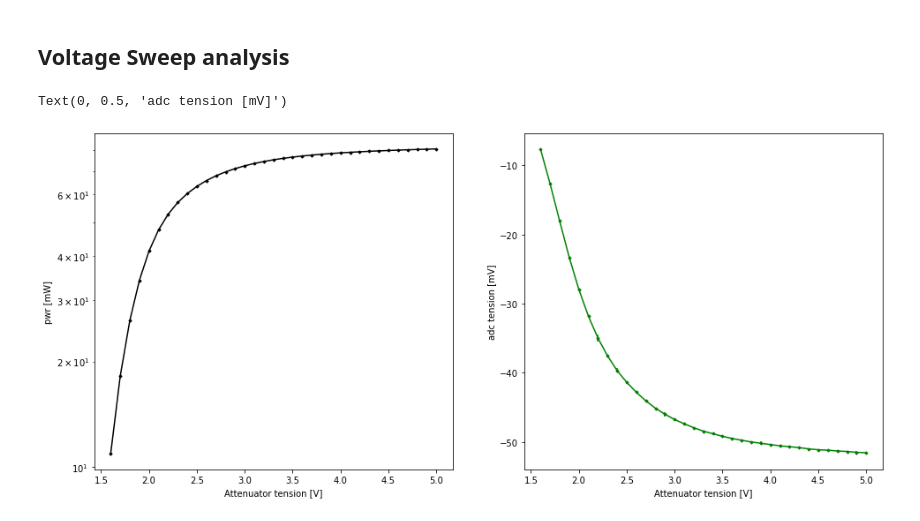
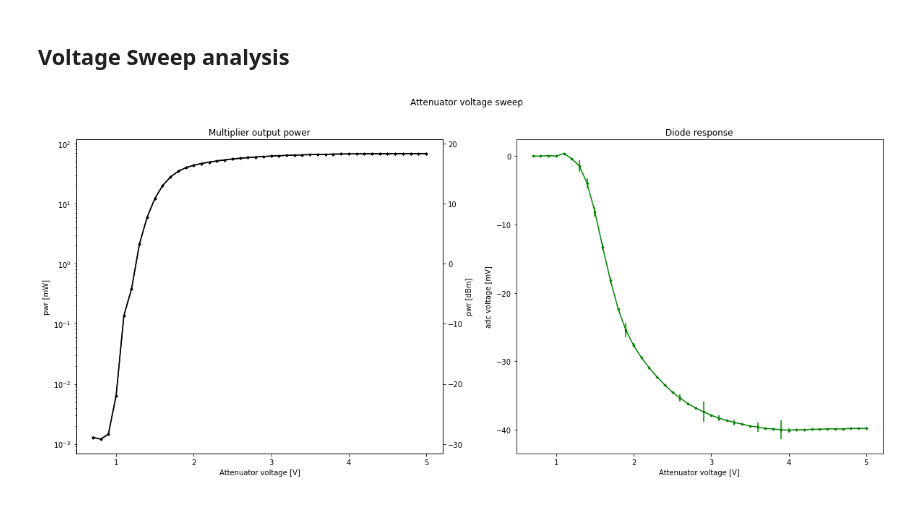
Before and after one commit to POLOCALC/lab_test_scripts, a Jupyter notebook: diode_responsivity/Data_visual.ipynb, the cells around one changed output. Saved outputs shown, nothing was run; the diff lists cells and outputs as text; code cells hidden in the pictures.

Commit message:
plot and Valon pwr

```diff
--- a/diode_responsivity/Data_visual.ipynb
+++ b/diode_responsivity/Data_visual.ipynb
@@ -125,16 +161,53 @@ for i in range(len(att_tens)):
+# %%
+att_tens = np.zeros(N_folders,dtype=object)
+avg_pwr = np.zeros(N_folders,dtype=object)
+avg_pwr_dBm = np.zeros(N_folders,dtype=object)
+std_pwr = np.zeros(N_folders,dtype=object)
+med_adc = np.zeros(N_folders,dtype=object)
+delta_adc = np.zeros(N_folders,dtype=object)
+diode_input_pwr = np.zeros(N_folders,dtype=object)
+
+
+for i in range(N_folders):
+
+    att_tens[i],avg_pwr[i],std_pwr[i],med_adc[i],delta_adc[i] = get_values(folder_name[i])
+    avg_pwr_dBm[i] = mW_to_dBm(avg_pwr[i])
+
+    # convert the output power in dBm and correct for the directional coupler:
+    pwr_dBm_diode = avg_pwr_dBm[i] - 20 # taking the nominal value from datasheet but the characterization is neeeded.
+
+    # move back to mW
+    diode_input_pwr[i] = dBm_to_mW(pwr_dBm_diode)
 # %%
-fig, ax = plt.subplots(ncols=2,nrows=1,figsize=(16,7))
+fig, ax = plt.subplots(ncols=2,nrows=1,figsize=(20,8))
 
-ax[0].scatter(att_tens,avg_pwr,marker='D',s=5,color='black')
-ax[0].errorbar(att_tens,avg_pwr,yerr=std_pwr,color='black')
-ax[0].set_xlabel('Attenuator tension [V]')
-ax[0].set_ylabel('pwr [mW]')
-ax[0].set_yscale('log')
+ax2 = ax[0].twinx()
 
-ax[1].scatter(att_tens,med_adc,color='green',marker='D',s=5)
-ax[1].errorbar(att_tens,med_adc,yerr=delta_adc,color='green')
-ax[1].set_xlabel('Attenuator tension [V]')
-ax[1].set_ylabel('adc tension [mV]')
+for i in range(N_folders):
+
+
+    ax[0].scatter(att_tens[i],avg_pwr[i],marker='D',s=5,color='black')
+    ax[0].errorbar(att_tens[i],avg_pwr[i],yerr=std_pwr[i],color='black')
+
+    ax[0].set_xlabel('Attenuator voltage [V]')
+    ax[0].set_ylabel('pwr [mW]')
+    ax[0].set_yscale('log')
+    ax[0].set_title('Multiplier output power')
+
+    ax2.plot(att_tens[i],avg_pwr_dBm[i],color='black')
+    ax2.scatter(att_tens[i],avg_pwr_dBm[i],color='black',marker='D',s=5)
+
+    ax2.set_ylabel('pwr [dBm]')
+
+    ax[1].scatter(att_tens[i],med_adc[i],color='green',marker='D',s=5)
+    ax[1].errorbar(att_tens[i],med_adc[i],yerr=delta_adc[i],color='green')
+    ax[1].set_xlabel('Attenuator voltage [V]')
+    ax[1].set_ylabel('adc voltage [mV]')
+    ax[1].set_title('Diode response')
+
+
+fig.suptitle('Attenuator voltage sweep')
+
+plt.savefig(path+'att_voltage_sweep.jpg',format='jpg')
 # %% [output]
-Text(0, 0.5, 'adc tension [mV]')
-[figure, old version]
+[figure, new version]
```
Also changed, not shown: parts of 9 cells of this notebook.
